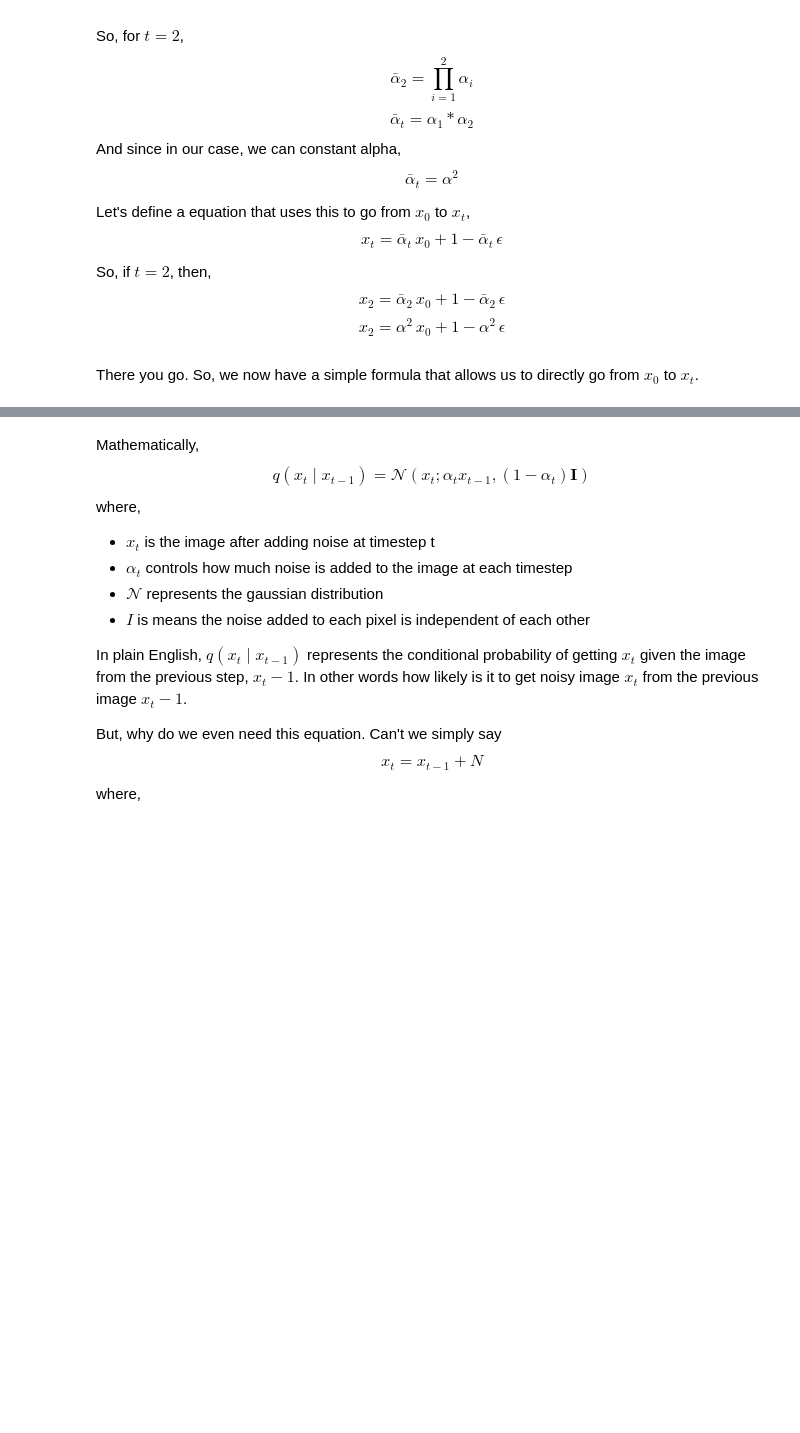
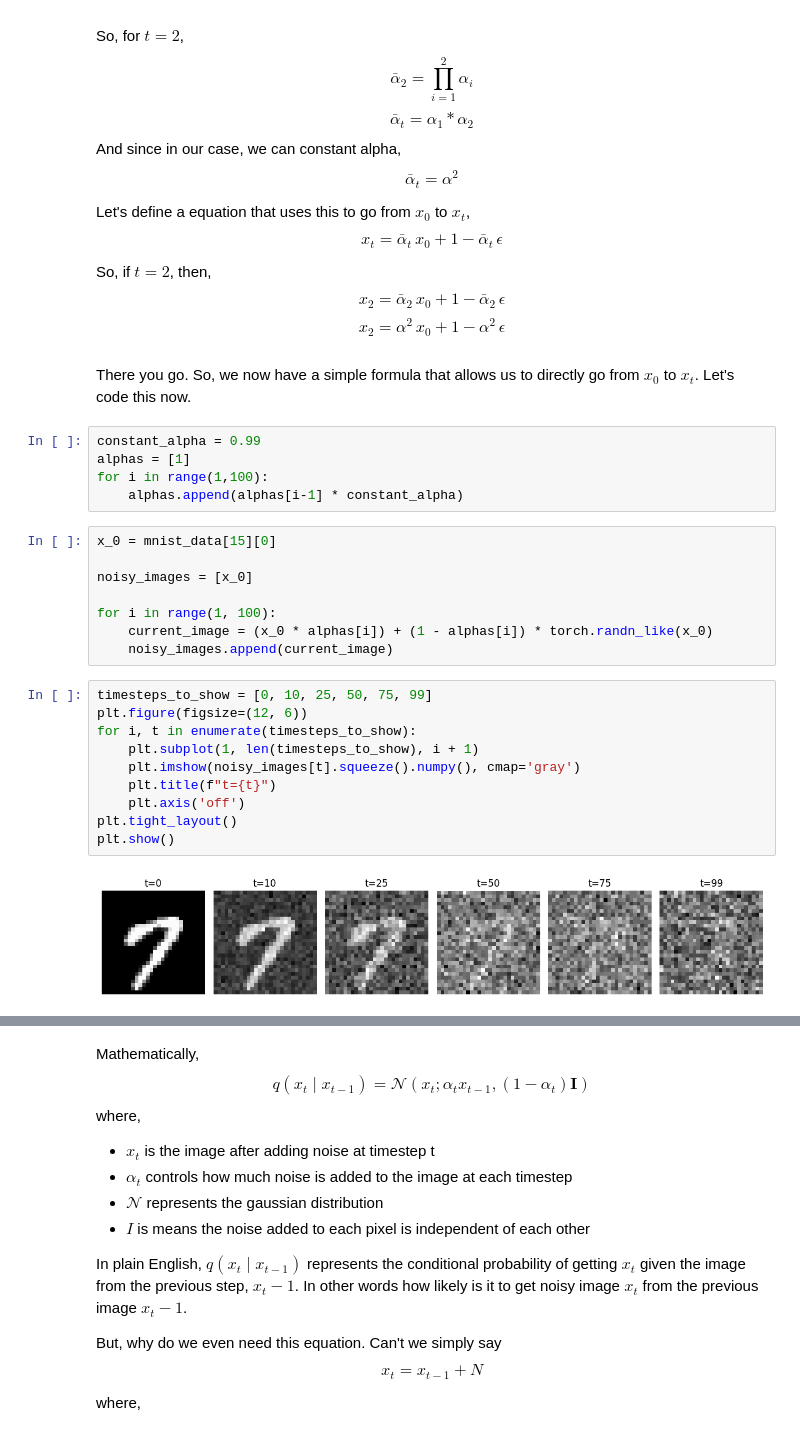
Before and after one commit to phospheneai/intro-to-diffusion-models, a Jupyter notebook: 1- Basics of diffusion.ipynb, the cells around one changed output, grey strips where cells are left out. Drawn from its saved outputs; the diff is of its cells as text; blank space fills up the shorter version.

```diff
--- a/1- Basics of diffusion.ipynb
+++ b/1- Basics of diffusion.ipynb
@@ -224,4 +224,29 @@ So, if $t=2$, then,
 $$x_2 = {\bar{\alpha}_2} \, x_0 + {1 - \bar{\alpha}_2} \, \epsilon$$
 $$x_2 = {\alpha^2} \, x_0 + {1 - {\alpha}^2} \, \epsilon$$
 # %% [markdown]
-There you go. So, we now have a simple formula that allows us to directly go from $x_0$ to $x_t$.
+There you go. So, we now have a simple formula that allows us to directly go from $x_0$ to $x_t$. Let's code this now.
+# %%
+constant_alpha = 0.99
+alphas = [1]
+for i in range(1,100):
+    alphas.append(alphas[i-1] * constant_alpha)
+# %%
+x_0 = mnist_data[15][0]
+
+noisy_images = [x_0]
+
+for i in range(1, 100):
+    current_image = (x_0 * alphas[i]) + (1 - alphas[i]) * torch.randn_like(x_0)
+    noisy_images.append(current_image)
+# %%
+timesteps_to_show = [0, 10, 25, 50, 75, 99]
+plt.figure(figsize=(12, 6))
+for i, t in enumerate(timesteps_to_show):
+    plt.subplot(1, len(timesteps_to_show), i + 1)
+    plt.imshow(noisy_images[t].squeeze().numpy(), cmap='gray')
+    plt.title(f"t={t}")
+    plt.axis('off')
+plt.tight_layout()
+plt.show()
+# %% [output]
+[figure, added]
```
Also changed, not shown: parts of 10 cells of this notebook, 1 other file.
